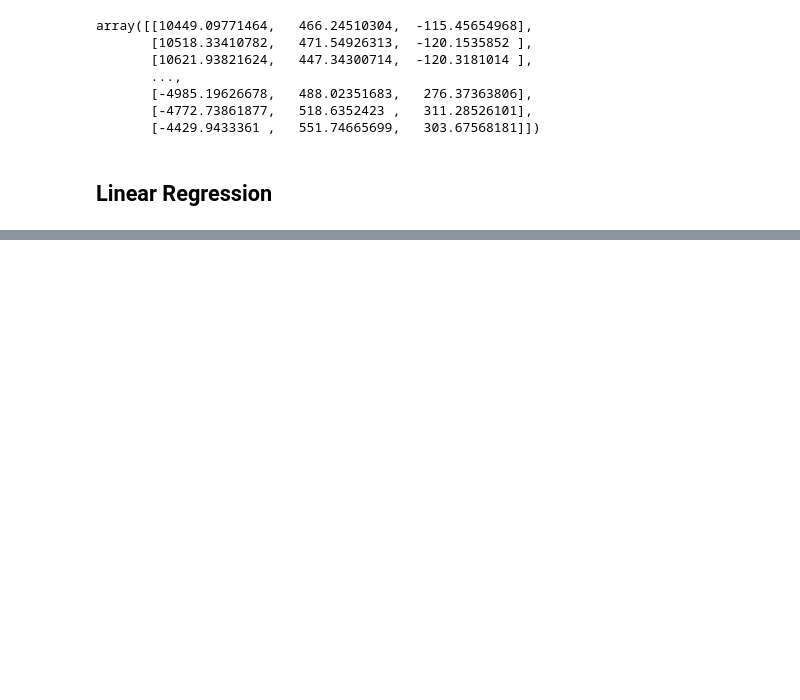
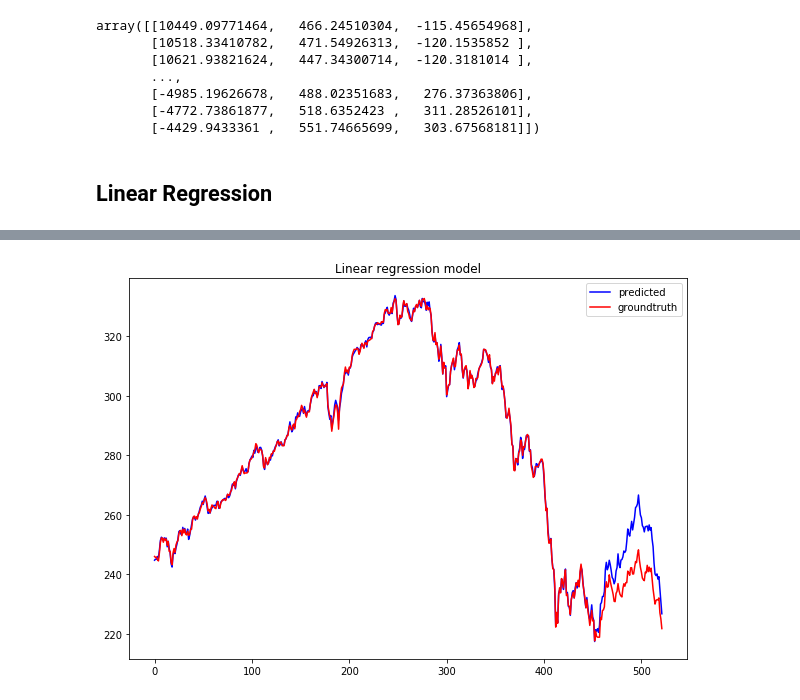
Before and after one commit to younesgueddari/Test-des-m-thodes-des-analyses-factorielles, a Jupyter notebook: AF_Python.ipynb, the cells around one changed output, grey strips where cells are left out. Cells and saved outputs as stored; diff of their text form; code cells hidden in the pictures; blank space fills up the shorter version.

```diff
--- a/AF_Python.ipynb
+++ b/AF_Python.ipynb
@@ -594,0 +595,6 @@ ValueError: ignored
+# %%
+XF = F2Ydata.iloc[:,2:].to_numpy()
+print("X shape: ", X.shape)
+
+yF = F2Ydata.iloc[:,1].to_numpy()
+print("y shape: ", y.shape)
@@ -594,0 +604,30 @@ ValueError: ignored
+# %%
+split = 75
+
+# Split the data into training/testing sets
+XF_train = XF[:-split]
+XF_test = XF[-split:]
+
+# Split the targets into training/testing sets
+yF_train = yF[:-split]
+yF_test = yF[-split:]
+
+# Create linear regression object
+regr = linear_model.LinearRegression()
+
+# Train the model using the training sets
+regr.fit(XF_train, yF_train)
+
+# Make predictions using the testing set
+yF_pred = regr.predict(XF_test)
+
+# The coefficients
+print('Coefficients: \n', regr.coef_)
+
+# The mean squared error
+print('Mean squared error: %.2f'
+      % mean_squared_error(yF_test, yF_pred))
+
+# The coefficient of determination: 1 is perfect prediction
+print('Coefficient of determination: %.2f'
+      % r2_score(yF_test, yF_pred))
@@ -594,0 +652,11 @@ ValueError: ignored
+# %%
+pred_all = XF.dot(regr.coef_) + regr.intercept_
+
+plt.figure(figsize=(10,7))
+plt.plot(pred_all, label="predicted", color= "blue")
+plt.plot(yF, label="groundtruth", color="red")
+plt.title("Linear regression model")
+plt.legend()
+plt.show()
+# %% [output]
+[figure, added]
```
Also changed, not shown: parts of 10 cells of this notebook.
